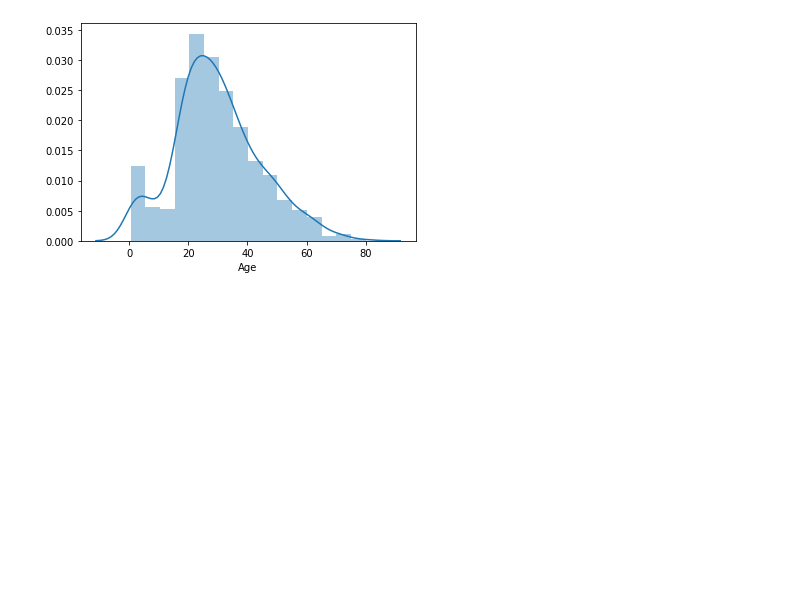
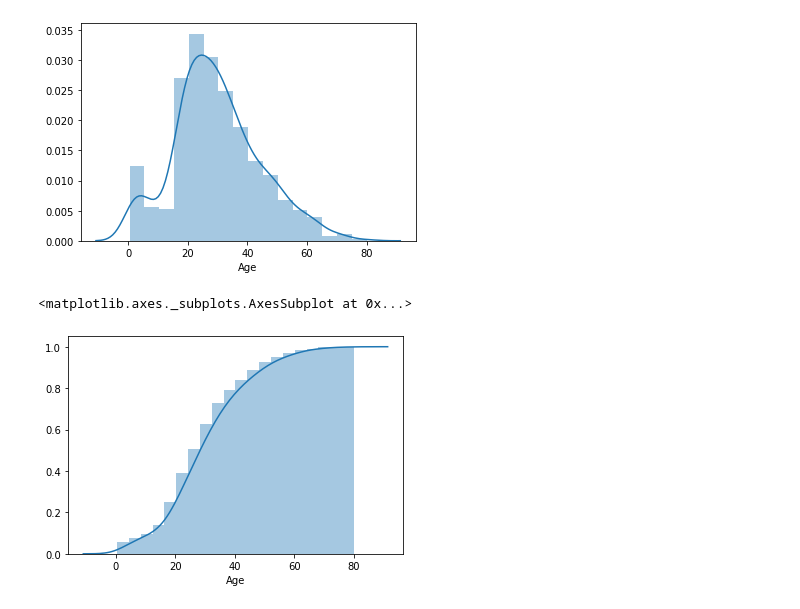
Before and after one commit to ajbraus/jupyter-notebooks, a Jupyter notebook: Titanic/Titanic-PDFs.ipynb, the cells around one changed output. Drawn from its saved outputs; the diff is of its cells as text; code cells hidden in the pictures; blank space fills up the shorter version.

```diff
--- a/Titanic/Titanic-PDFs.ipynb
+++ b/Titanic/Titanic-PDFs.ipynb
@@ -20,3 +52,8 @@ sns.distplot(df['Age'], hist=True, kde=True, bins=16)
 # %% [output]
 <matplotlib.axes._subplots.AxesSubplot at 0x...>
 [figure]
+# %%
+sns.distplot(df['Age'].dropna(), hist_kws=dict(cumulative=True), kde_kws=dict(cumulative=True))
+# %% [output]
+<matplotlib.axes._subplots.AxesSubplot at 0x...>
+[figure, added]
```
Also changed, not shown: parts of 6 cells of this notebook.
